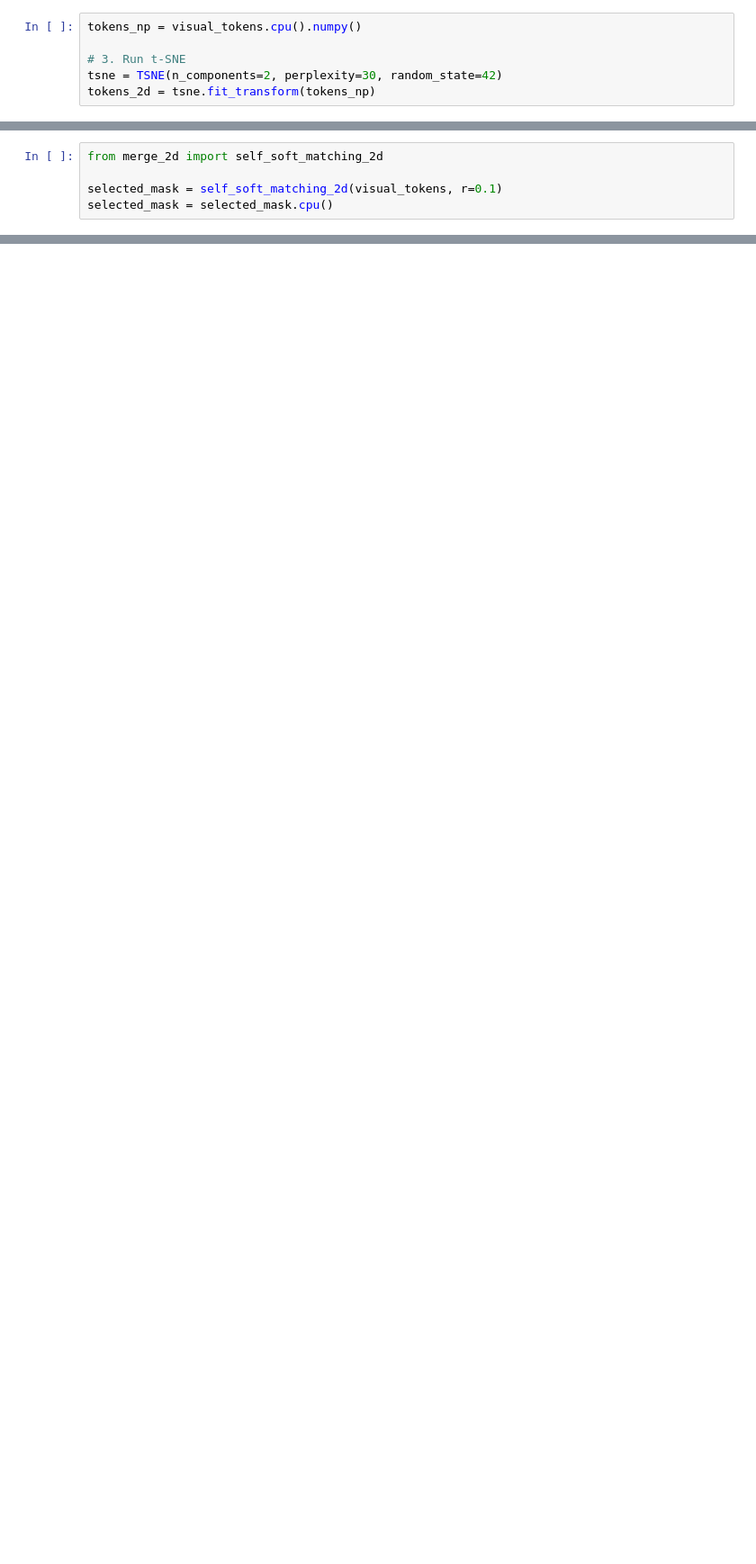
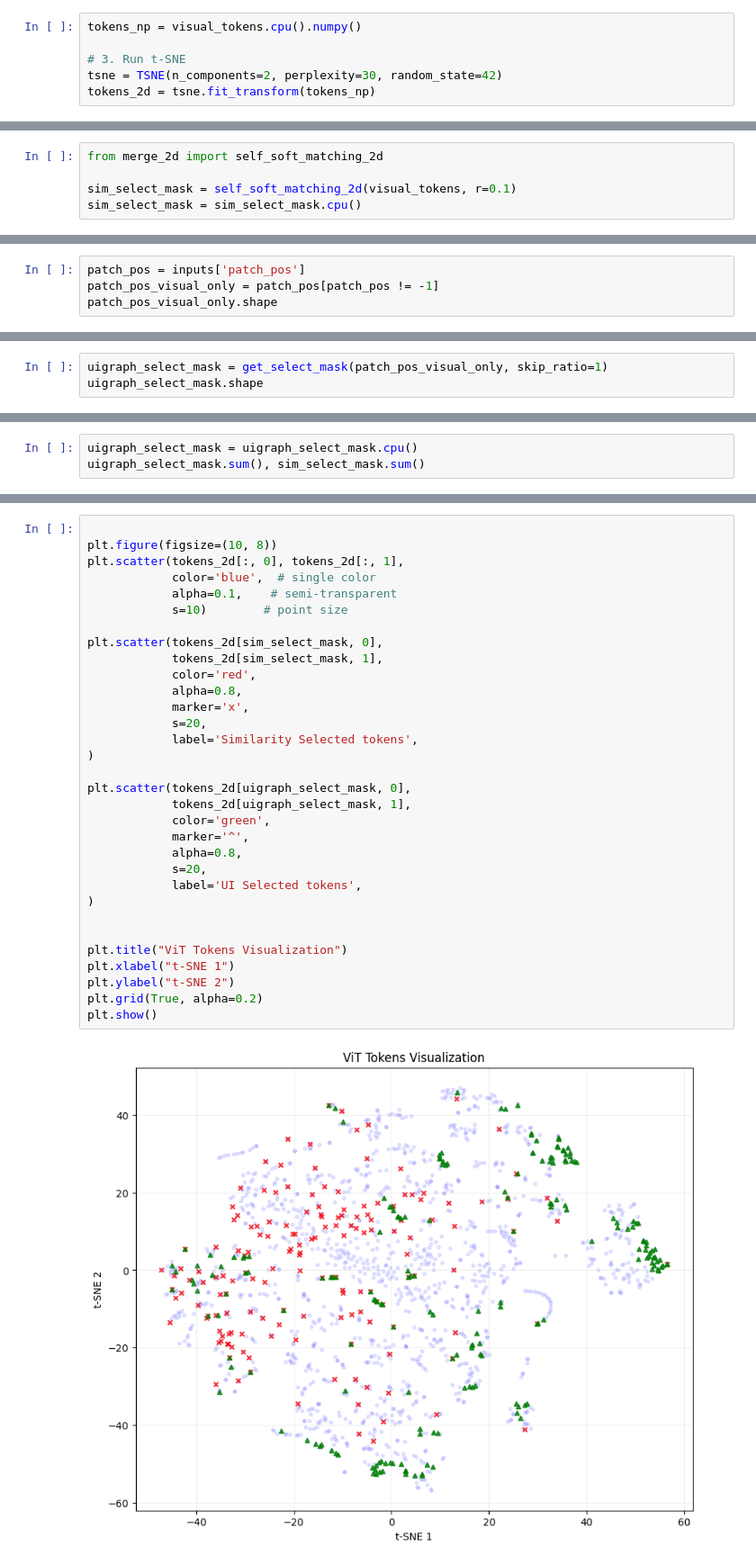
Before and after one commit to SamithVa/Thesis-code, a Jupyter notebook: tsne_visualize.ipynb, the cells around one changed output, grey strips where cells are left out. Shown at 90% size. Drawn from its saved outputs; the diff is of its cells as text; blank space fills up the shorter version.

```diff
--- a/tsne_visualize.ipynb
+++ b/tsne_visualize.ipynb
@@ -82,7 +88,7 @@ plt.show()
 # %%
 from merge_2d import self_soft_matching_2d
 
-selected_mask = self_soft_matching_2d(visual_tokens, r=0.1)
-selected_mask = selected_mask.cpu()
+sim_select_mask = self_soft_matching_2d(visual_tokens, r=0.1)
+sim_select_mask = sim_select_mask.cpu()
 # %%
 plt.figure(figsize=(10, 8))
@@ -108,0 +153,4 @@ plt.show()
+# %%
+patch_pos = inputs['patch_pos']
+patch_pos_visual_only = patch_pos[patch_pos != -1]
+patch_pos_visual_only.shape
@@ -108,0 +159,3 @@ plt.show()
+# %%
+uigraph_select_mask = get_select_mask(patch_pos_visual_only, skip_ratio=1)
+uigraph_select_mask.shape
@@ -108,0 +164,3 @@ plt.show()
+# %%
+uigraph_select_mask = uigraph_select_mask.cpu()
+uigraph_select_mask.sum(), sim_select_mask.sum()
@@ -108,0 +169,34 @@ plt.show()
+# %%
+
+plt.figure(figsize=(10, 8))
+plt.scatter(tokens_2d[:, 0], tokens_2d[:, 1],
+            color='blue',  # single color
+            alpha=0.1,    # semi-transparent
+            s=10)        # point size
+
+plt.scatter(tokens_2d[sim_select_mask, 0],
+            tokens_2d[sim_select_mask, 1],
+            color='red',
+            alpha=0.8,
+            marker='x',
+            s=20,
+            label='Similarity Selected tokens',
+)
+
+plt.scatter(tokens_2d[uigraph_select_mask, 0],
+            tokens_2d[uigraph_select_mask, 1],
+            color='green',
+            marker='^',
+            alpha=0.8,
+            s=20,
+            label='UI Selected tokens',
+)
+
+
+plt.title("ViT Tokens Visualization")
+plt.xlabel("t-SNE 1")
+plt.ylabel("t-SNE 2")
+plt.grid(True, alpha=0.2)
+plt.show()
+# %% [output]
+[figure, added]
```
Also changed, not shown: parts of 11 cells of this notebook, 1 other file.
